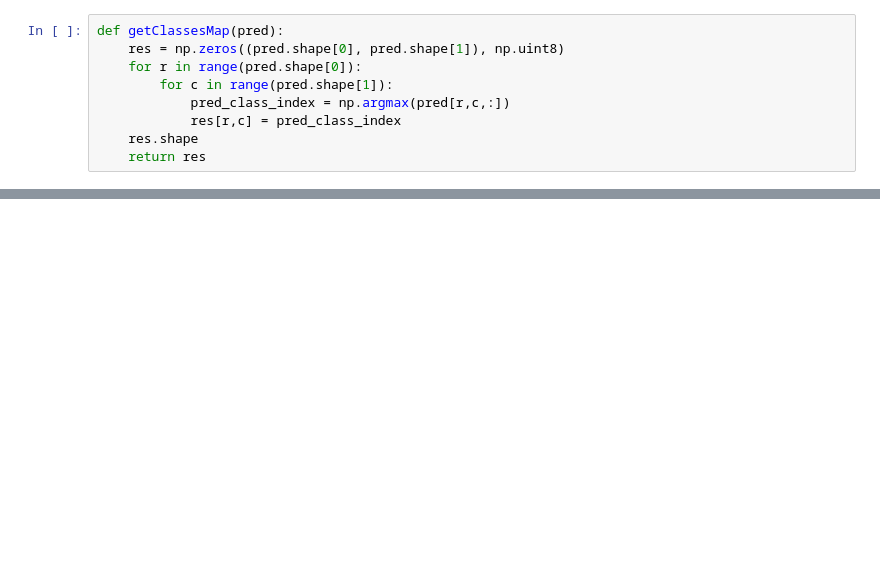
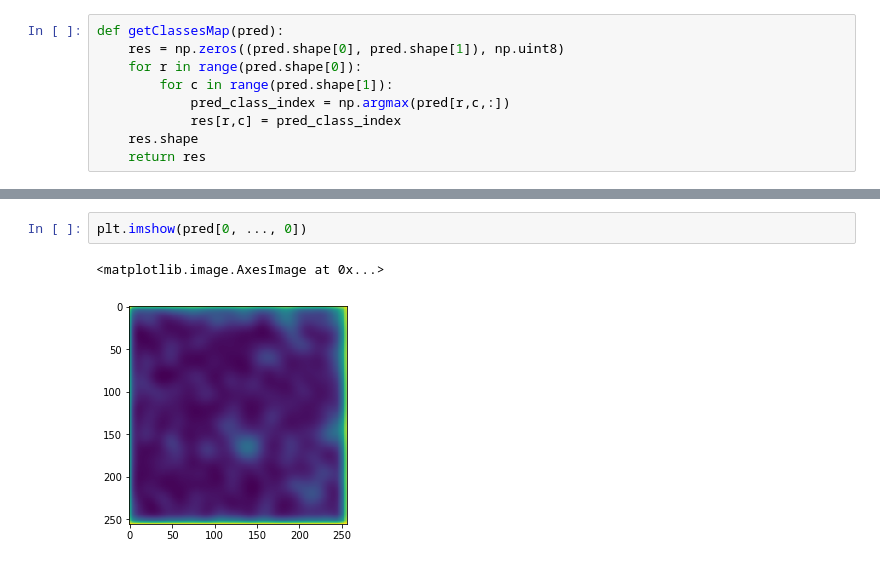
Before and after one commit to Ashgun/cv_fields_semantic-segmentation, a Jupyter notebook: train_unet.ipynb, the cells around one changed output, grey strips where cells are left out. Cells and saved outputs as stored; diff of their text form; blank space fills up the shorter version.

```diff
--- a/train_unet.ipynb
+++ b/train_unet.ipynb
@@ -392,0 +364,5 @@ ok_cnt,errors
+# %%
+plt.imshow(pred[0, ..., 0])
+# %% [output]
+<matplotlib.image.AxesImage at 0x...>
+[figure, added]
```
Also changed, not shown: parts of 23 cells of this notebook.
